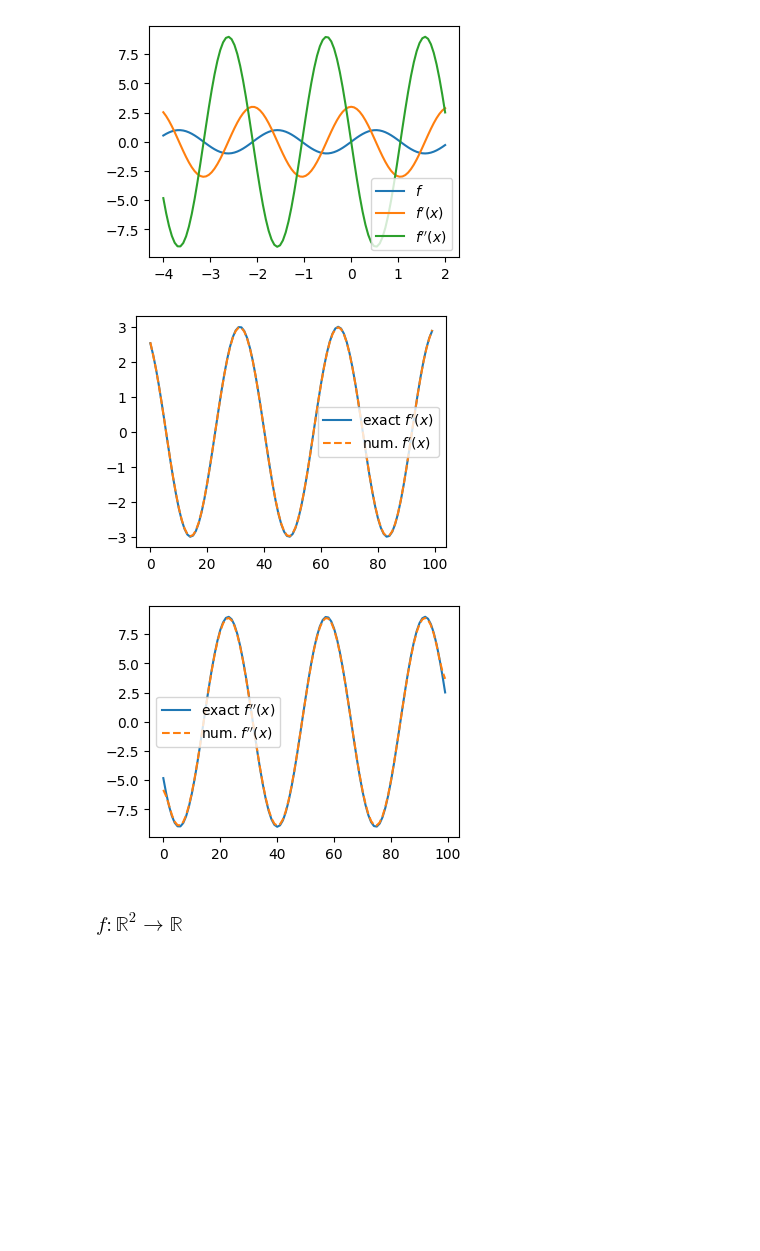
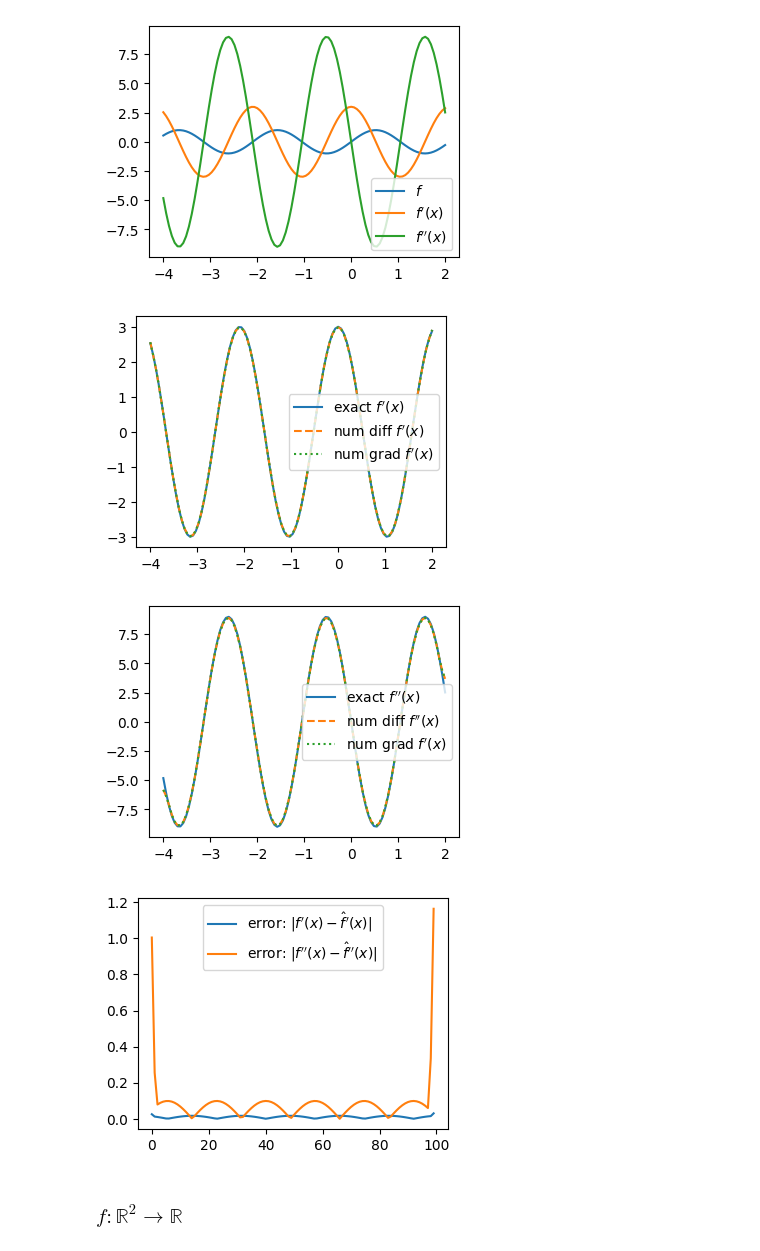
Before and after one commit to runehoejlund/plasma-ray-tracer, a Jupyter notebook: MGO/numgrad_examples.ipynb, the cells around one changed output. Cells and saved outputs as stored; diff of their text form; code cells hidden in the pictures; blank space fills up the shorter version.

```diff
--- a/MGO/numgrad_examples.ipynb
+++ b/MGO/numgrad_examples.ipynb
@@ -44,21 +103,31 @@ plt.show()
 # %%
 df = diff(f, x)
 plt.figure(figsize=(4,3))
-plt.plot(_df, label=r"exact $f'(x)$")
-plt.plot(df, '--', label=r"num. $f'(x)$")
+plt.plot(x, _df, label=r"exact $f'(x)$")
+plt.plot(x, df, '--', label=r"num diff $f'(x)$")
+plt.plot(x, grad(f, x), ':', label=r"num grad $f'(x)$")
 plt.legend()
 plt.show()
 # %% [output]
-[figure, old version]
+[figure, new version]
 # %%
 ddf = diff(diff(f, x),x)
 plt.figure(figsize=(4,3))
-plt.plot(_ddf, label=r"exact $f''(x)$")
-plt.plot(ddf, '--', label=r"num. $f''(x)$")
+plt.plot(x, _ddf, label=r"exact $f''(x)$")
+plt.plot(x, ddf, '--', label=r"num diff $f''(x)$")
+plt.plot(x, grad(grad(f, x), x), ':', label=r"num grad $f'(x)$")
 plt.legend()
 plt.show()
 # %% [output]
-[figure, old version]
+[figure, new version]
+# %%
+plt.figure(figsize=(4,3))
+plt.plot(np.abs(_df - df), label="error: $|f'(x) - \hat{f}'(x)|$")
+plt.plot(np.abs(_ddf - ddf), label="error: $|f''(x) - \hat{f}''(x)|$")
+plt.legend()
+plt.show()
+# %% [output]
+[figure, added]
 # %% [markdown]
 ### $f : \mathbb{R}^2 \to \mathbb{R}$
 # %% [markdown]
```
Also changed, not shown: parts of 15 cells of this notebook.
